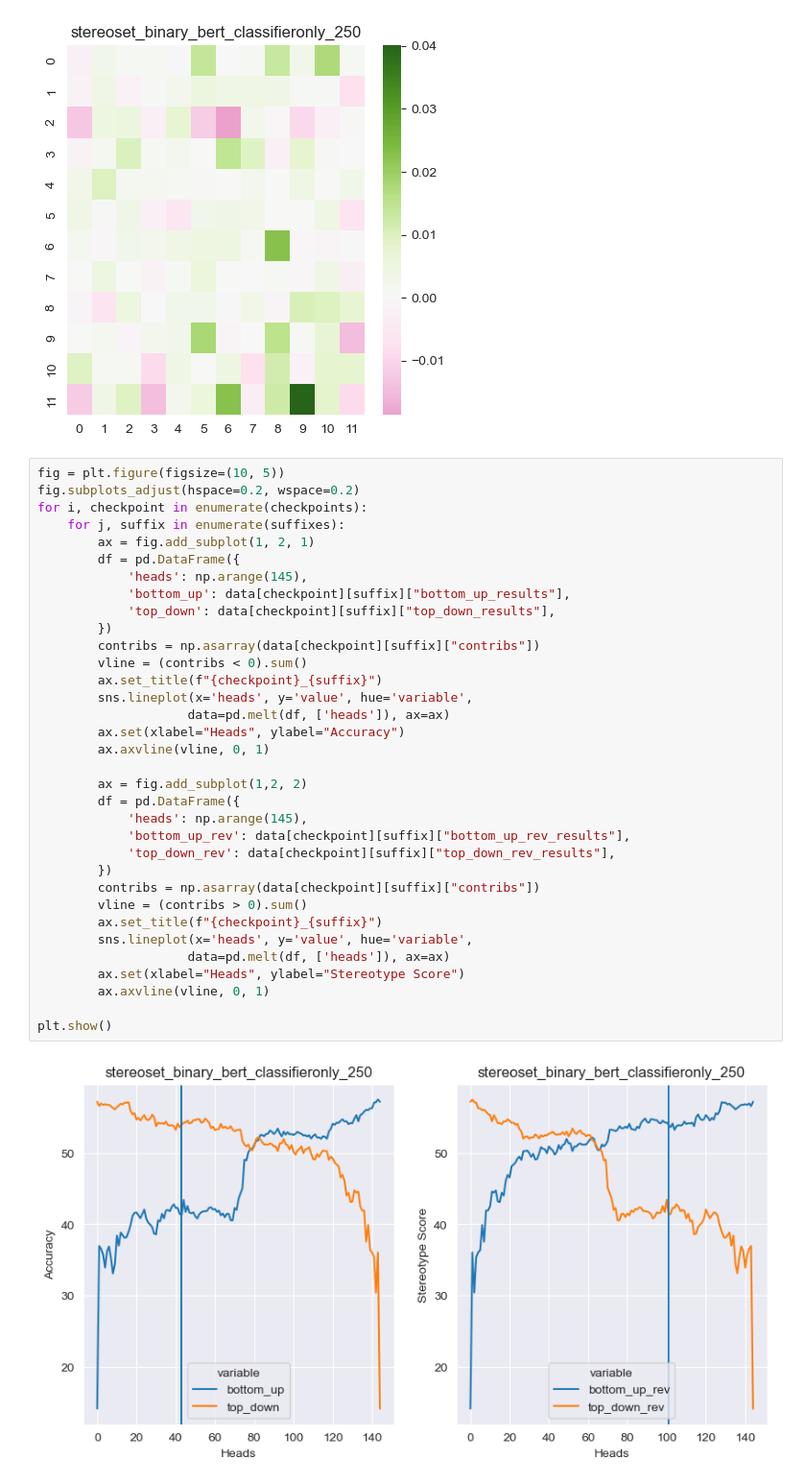
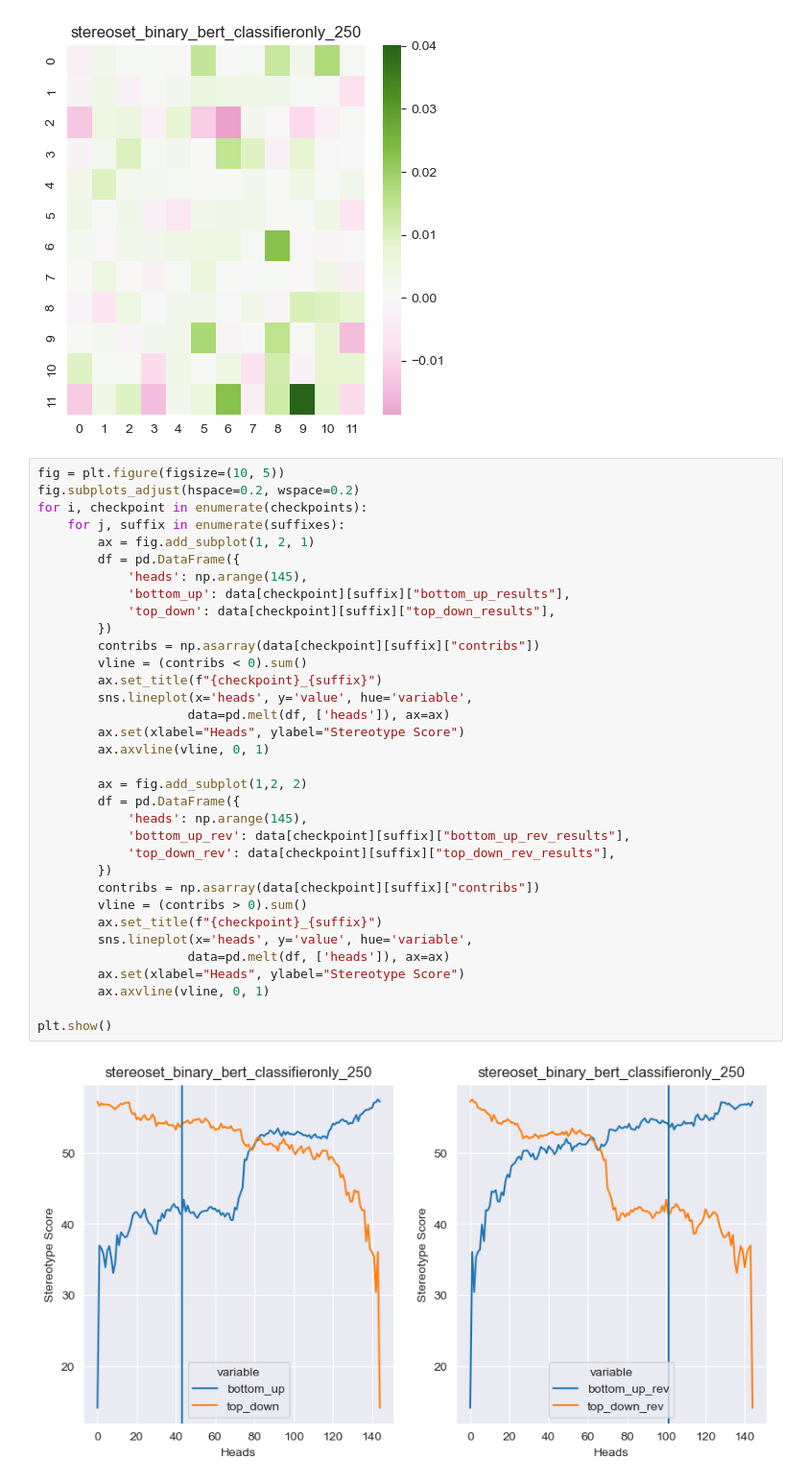
Before and after one commit to henryscheible/nlp-research, a Jupyter notebook: visualizations/ss_ablation.ipynb, the cells around one changed output. Shown at 96% size. Saved outputs shown, nothing was run; the diff lists cells and outputs as text.

Commit message:
fix typo in ss_ablation visualization

```diff
--- a/visualizations/ss_ablation.ipynb
+++ b/visualizations/ss_ablation.ipynb
@@ -35,32 +35,32 @@ for i, checkpoint in enumerate(checkpoints):
     for j, suffix in enumerate(suffixes):
         ax = fig.add_subplot(1, 2, 1)
         df = pd.DataFrame({
             'heads': np.arange(145),
             'bottom_up': data[checkpoint][suffix]["bottom_up_results"],
             'top_down': data[checkpoint][suffix]["top_down_results"],
         })
         contribs = np.asarray(data[checkpoint][suffix]["contribs"])
         vline = (contribs < 0).sum()
         ax.set_title(f"{checkpoint}_{suffix}")
         sns.lineplot(x='heads', y='value', hue='variable',
                     data=pd.melt(df, ['heads']), ax=ax)
-        ax.set(xlabel="Heads", ylabel="Accuracy")
+        ax.set(xlabel="Heads", ylabel="Stereotype Score")
         ax.axvline(vline, 0, 1)
 
         ax = fig.add_subplot(1,2, 2)
         df = pd.DataFrame({
             'heads': np.arange(145),
             'bottom_up_rev': data[checkpoint][suffix]["bottom_up_rev_results"],
             'top_down_rev': data[checkpoint][suffix]["top_down_rev_results"],
         })
         contribs = np.asarray(data[checkpoint][suffix]["contribs"])
         vline = (contribs > 0).sum()
         ax.set_title(f"{checkpoint}_{suffix}")
         sns.lineplot(x='heads', y='value', hue='variable',
                     data=pd.melt(df, ['heads']), ax=ax)
         ax.set(xlabel="Heads", ylabel="Stereotype Score")
         ax.axvline(vline, 0, 1)
 
 plt.show()
 # %% [output]
-[figure, old version]
+[figure, new version]
```
